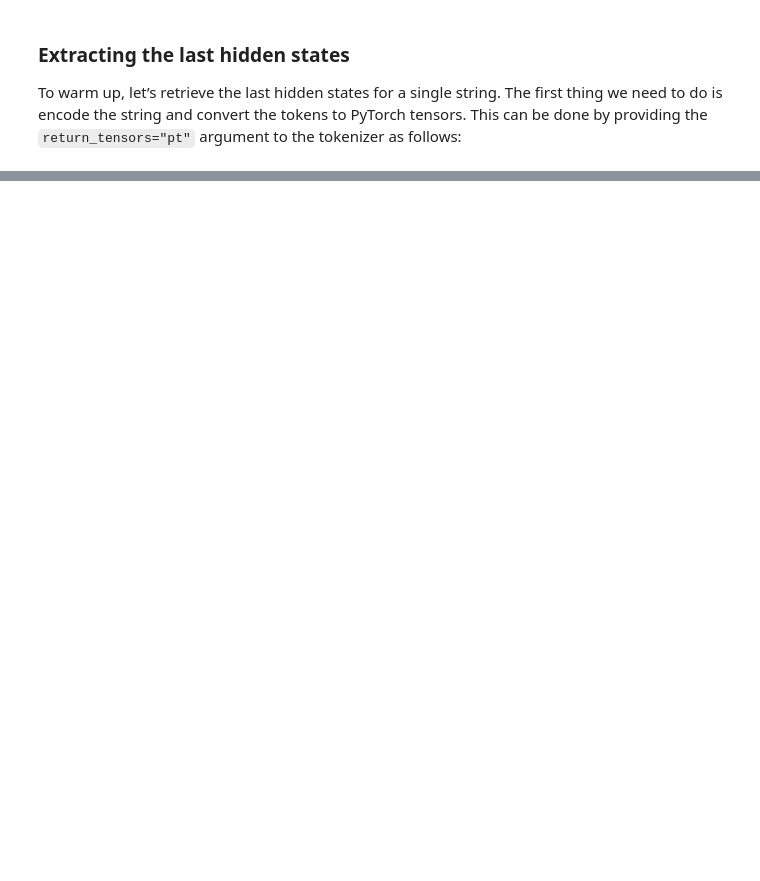
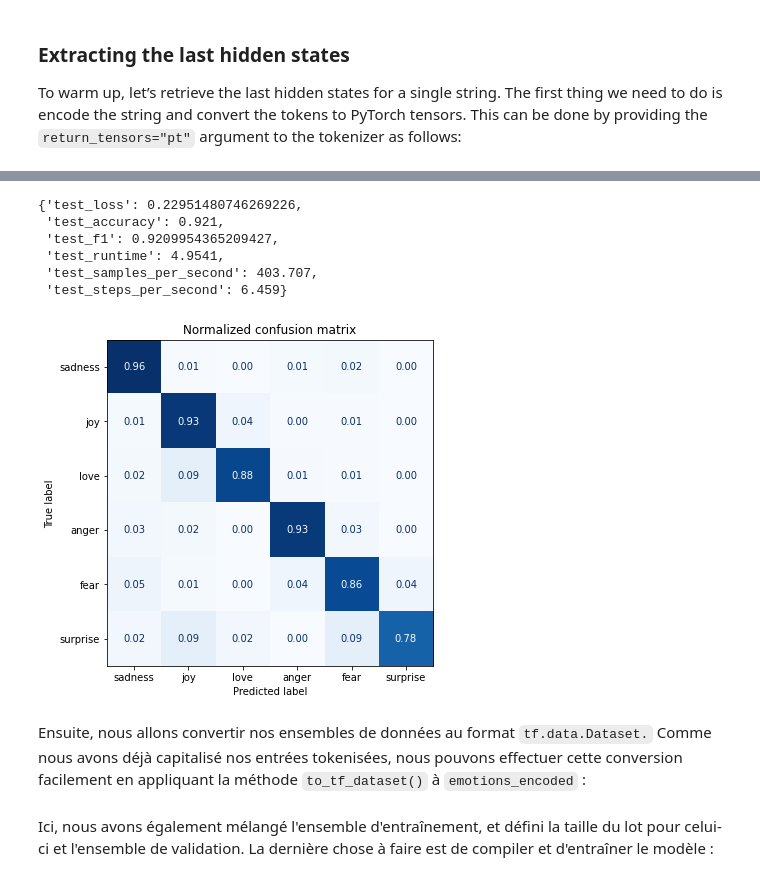
Before and after one commit to svngoku/NLPWithTransformer, a Jupyter notebook: TextClassification.ipynb, the cells around one changed output, grey strips where cells are left out. Cells and saved outputs as stored; diff of their text form; code cells hidden in the pictures; blank space fills up the shorter version.

```diff
--- a/TextClassification.ipynb
+++ b/TextClassification.ipynb
@@ -328,0 +565,16 @@ print(f"Input tensor shape: {inputs['input_ids'].size()}")
+# %%
+batch_size = 64
+logging_steps = len(emotions_encoded["train"]) // batch_size
+model_name = f"{model_ckpt}-finetuned-emotion"
+training_args = TrainingArguments(output_dir=model_name,
+                                  num_train_epochs=2,
+                                  learning_rate=2e-5,
+                                  per_device_train_batch_size=batch_size,
+                                  per_device_eval_batch_size=batch_size,
+                                  weight_decay=0.01,
+                                  evaluation_strategy="epoch",
+                                  disable_tqdm=False,
+                                  logging_steps=logging_steps,
+                                  push_to_hub=True,
+                                  log_level="error"
+)
@@ -328,0 +583,9 @@ print(f"Input tensor shape: {inputs['input_ids'].size()}")
+# %%
+trainer = Trainer(
+    model=model, args=training_args,
+    compute_metrics=compute_metrics,
+    train_dataset=emotions_encoded["train"],
+    eval_dataset=emotions_encoded["validation"],
+    tokenizer=tokenizer
+)
+trainer.train();
@@ -328,0 +599,2 @@ print(f"Input tensor shape: {inputs['input_ids'].size()}")
+# %%
+preds_output = trainer.predict(emotions_encoded["validation"])
@@ -328,0 +603,15 @@ print(f"Input tensor shape: {inputs['input_ids'].size()}")
+# %%
+preds_output.metrics
+# %% [output]
+{'test_loss': 0.22951480746269226,
+ 'test_accuracy': 0.921,
+ 'test_f1': 0.9209954365209427,
+ 'test_runtime': 4.9541,
+ 'test_samples_per_second': 403.707,
+ 'test_steps_per_second': 6.459}
+# %%
+y_preds = np.argmax(preds_output.predictions, axis=1)
+# %%
+plot_confusion_matrix(y_preds, y_valid, labels)
+# %% [output]
+[figure, added]
@@ -328,0 +623,2 @@ print(f"Input tensor shape: {inputs['input_ids'].size()}")
+# %% [markdown]
+Ensuite, nous allons convertir nos ensembles de données au format `tf.data.Dataset.` Comme nous avons déjà capitalisé nos entrées tokenisées, nous pouvons effectuer cette conversion facilement en appliquant la méthode `to_tf_dataset()` à `emotions_encoded` :
@@ -328,0 +635,2 @@ print(f"Input tensor shape: {inputs['input_ids'].size()}")
+# %% [markdown]
+Ici, nous avons également mélangé l'ensemble d'entraînement, et défini la taille du lot pour celui-ci et l'ensemble de validation. La dernière chose à faire est de compiler et d'entraîner le modèle :
```
Also changed, not shown: parts of 94 cells of this notebook.
